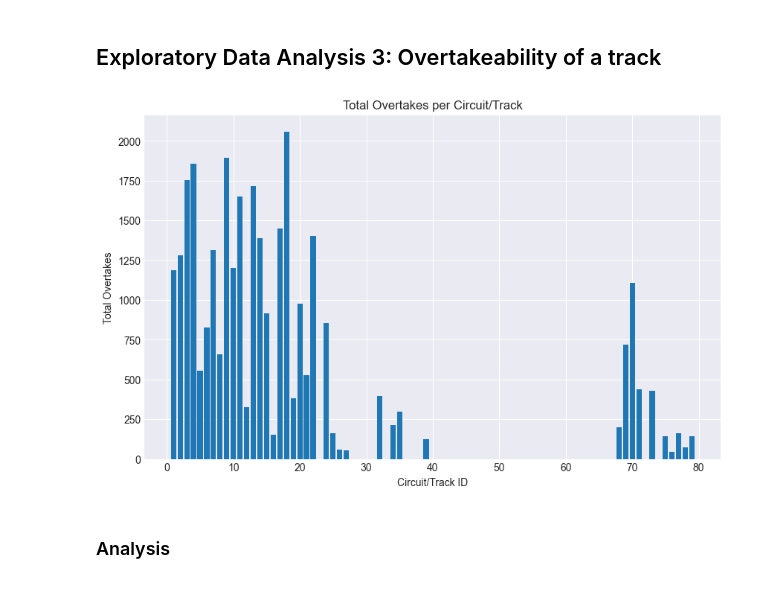
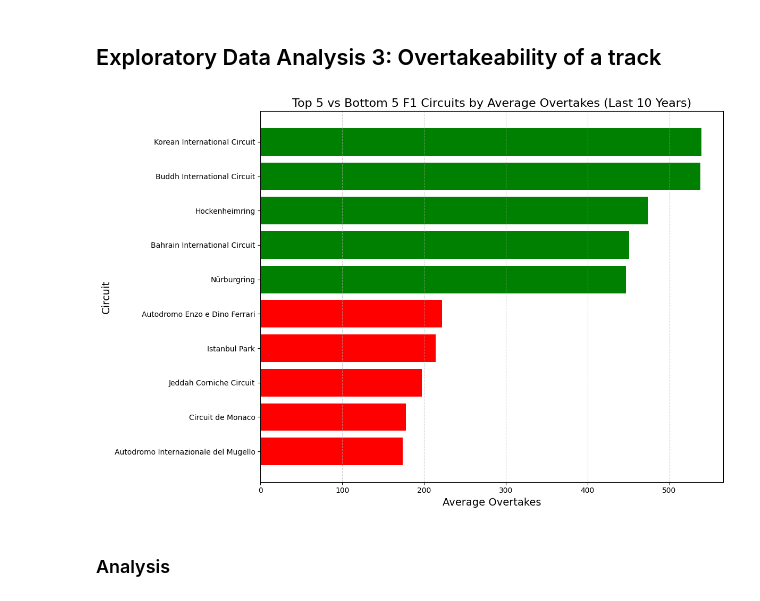
Before and after one commit to enzzzoooo/csmodel-formulaOne, a Jupyter notebook: formulaone-datadesc.ipynb, the cells around one changed output. Saved outputs shown, nothing was run; the diff lists cells and outputs as text; code cells hidden in the pictures.

```diff
--- a/formulaone-datadesc.ipynb
+++ b/formulaone-datadesc.ipynb
@@ -334,37 +297,55 @@ Passing `palette` without assigning `hue` is deprecated and will be removed in v
 As for this figure, the graph for this EDA is negatively skewed while "hamilton" stays on top of the podium by significantly having the most number of podium finishes for the past decade, as its fellow competitors stay on the bottom having a significant gap among one another. In additon to this, this graph is mostly used but not limited to evaluate the success of each driver in terms of their placement in the podium, and also to keep fans enthused in terms of who is their favorite driver on the racetracks. Factors such as the amount of non-finishes from the races, cars or even the driver themselves could also impact the results of this dataset as neither did not indicate if why drivers not shown on podium due to accidents, or lack of performance of either the car or the driver itself. For this model, the bar graph is appropriate for this comparsion as it only comnpares the amount of podium finishes by each racer.
 # %% [markdown]
 ## Exploratory Data Analysis 3: Overtakeability of a track
-# %%
-import pandas as pd
-
-# Read the 'races.csv' file
-races = pd.read_csv('races.csv')
-
-# Read the 'lap_times.csv' file
-lap_times = pd.read_csv('lap_times.csv')
-
-# Merge the 'races' and 'lap_times' DataFrames on the 'raceId' column
-merged_data = pd.merge(races, lap_times, on='raceId', how='inner')
-
-# Perform your EDA on the merged data
-# Calculate the position change between consecutive laps
-merged_data['position_change'] = merged_data.groupby(['raceId', 'driverId'])['position'].diff()
-
-# Calculate the number of overtakes (positive position changes) per race
-overtakes_per_race = merged_data[merged_data['position_change'] > 0].groupby(['circuitId', 'raceId']).size().reset_index(name='Overtakes')
-
-# Calculate the total overtakes per circuit/track
-total_overtakes_per_circuit = overtakes_per_race.groupby('circuitId')['Overtakes'].sum().reset_index()
-
-# Create a bar graph to visualize the total overtakes
-plt.figure(figsize=(10, 6))
-plt.bar(total_overtakes_per_circuit['circuitId'], total_overtakes_per_circuit['Overtakes'])
-plt.xlabel('Circuit/Track ID')
-plt.ylabel('Total Overtakes')
-plt.title('Total Overtakes per Circuit/Track')
-plt.show()
-# %% [output]
-[figure, removed]
+# %%
+# EDA 3: Overtakeability of a track
+
+recent_race_info = recent_race[['raceId', 'circuitId', 'year', 'name', ]].sort_values(by='raceId')
+
+circuit = pd.read_csv('circuits.csv')
+lap_times = pd.read_csv('lap_times.csv')
+recent_lap_times = lap_times[lap_times['raceId'].isin(recent_race_info['raceId'])]
+
+
+sorted_lap_times = recent_lap_times.sort_values(by=['raceId', 'driverId', 'lap'])
+
+
+sorted_lap_times['position_next_lap'] = sorted_lap_times.groupby(['raceId', 'driverId'])['position'].shift(-1)
+sorted_lap_times['position_change'] = sorted_lap_times['position_next_lap'] - sorted_lap_times['position']
+sorted_lap_times_lastlap = sorted_lap_times[sorted_lap_times['position_next_lap'].notna()]
+
+
+race_overtakes = sorted_lap_times_lastlap.groupby('raceId')['position_change'].apply(lambda x: x.abs().sum())
+race_overtakes = race_overtakes.reset_index(name='total_overtakes')
+
+race_overtakes = pd.merge(recent_race_info, race_overtakes, on='raceId')
+race_overtakes_circuit = race_overtakes.groupby('circuitId')['total_overtakes'].sum().reset_index()
+race_overtakes_circuitCount = race_overtakes.groupby('circuitId')['raceId'].nunique().reset_index(name='num_races')
+
+overtake_average = pd.merge(race_overtakes_circuit, race_overtakes_circuitCount, on='circuitId')
+overtake_average['average'] = overtake_average['total_overtakes'] / overtake_average['num_races']
+
+#race_overtakes = race_overtakes.sort_values(by='total_overtakes', ascending=False)
+overtake_average = pd.merge(overtake_average, circuit, on='circuitId')
+overtake_average = overtake_average.sort_values(by='average', ascending=False)
+
+track_charts = pd.concat([overtake_average.head(5), overtake_average.tail(5)])
+
+colors = ['green'] * 5 + ['red'] * 5
+
+# Creating the combined bar chart
+plt.figure(figsize=(12, 8))
+bars = plt.barh(track_charts['name'], track_charts['average'], color=colors)
+plt.xlabel('Average Overtakes', fontsize=14)
+plt.ylabel('Circuit', fontsize=14)
+plt.title('Top 5 vs Bottom 5 F1 Circuits by Average Overtakes (Last 10 Years)', fontsize=16)
+plt.gca().invert_yaxis()  # Highest averages on top
+
+plt.grid(axis='x', linestyle='--', alpha=0.6)
+plt.tight_layout()
+plt.show()
+# %% [output]
+[figure, added]
 # %% [markdown]
 ### Analysis
 # %% [markdown]
```
Also changed, not shown: parts of 23 cells of this notebook.
